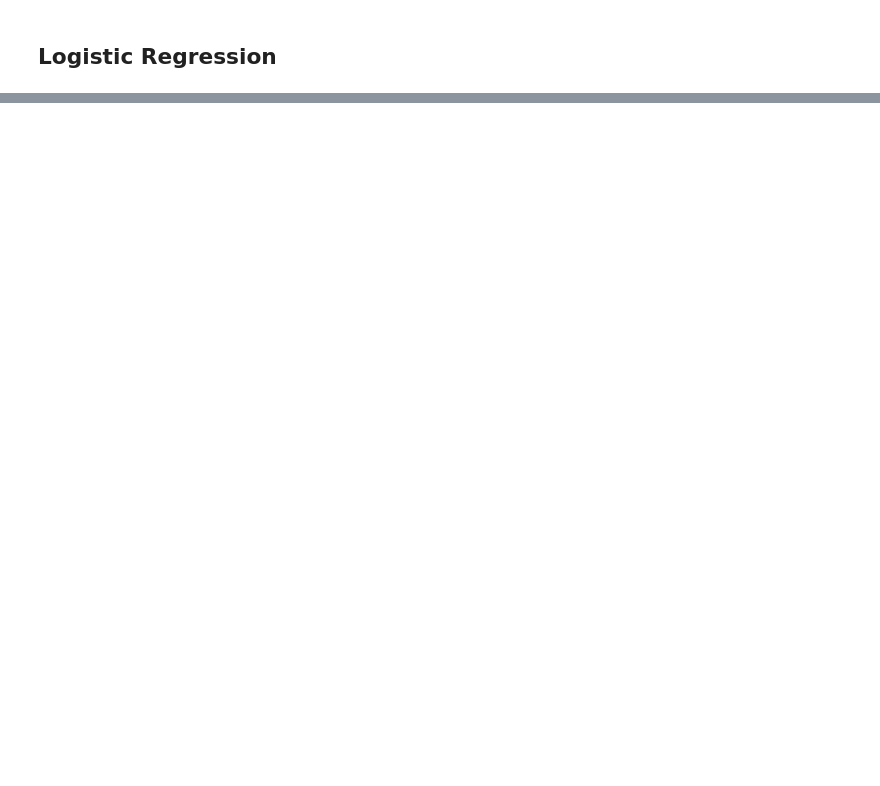
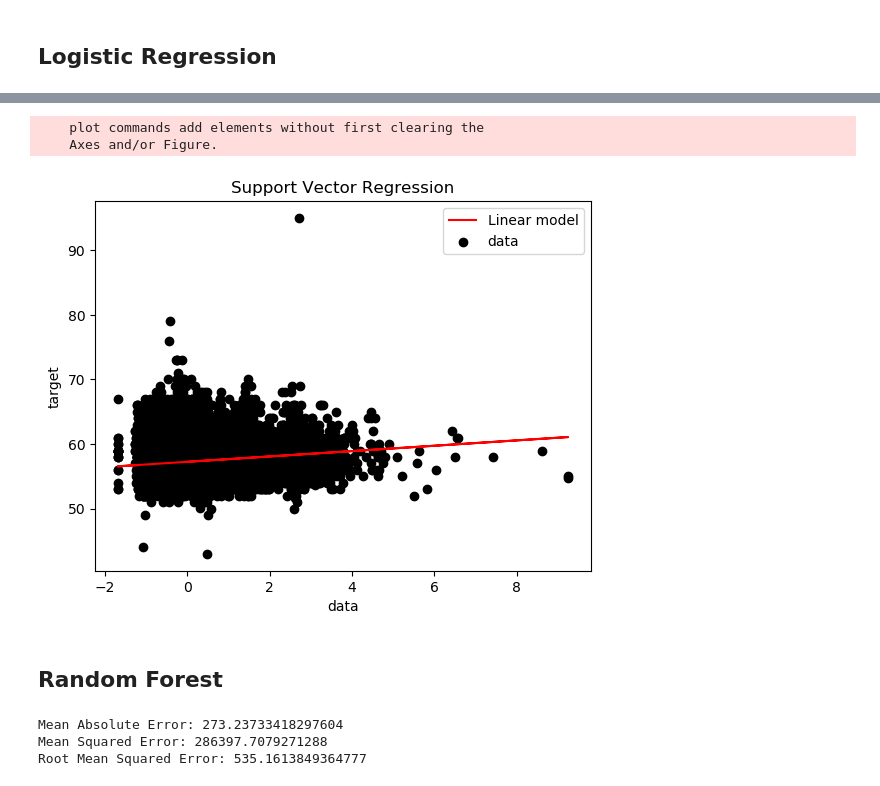
Before and after one commit to JLechuga94/Machine-Learning, a Jupyter notebook: notebook_dm2_diam.ipynb, the cells around one changed output, grey strips where cells are left out. Saved outputs shown, nothing was run; the diff lists cells and outputs as text; code cells hidden in the pictures; blank space fills up the shorter version.

```diff
--- a/notebook_dm2_diam.ipynb
+++ b/notebook_dm2_diam.ipynb
@@ -379,0 +449,32 @@ model.score(X_test, y_test)
+# %%
+#Single variable SVM with variable = VOLUME
+Xvolume= X[:,6].reshape(-1, 1)
+# %%
+#Only using linear kernel to run faster, can uncomment to use polynomial and radial basis function kernel.
+from sklearn.svm import SVR
+
+#svr_rbf = SVR(kernel='rbf', C=1, gamma=0.1)
+svr_lin = SVR(kernel='linear')
+#svr_poly = SVR(kernel='poly', C=1, degree=2)
+#y_rbf = svr_rbf.fit(Xvolume, y).predict(Xvolume)
+y_lin = svr_lin.fit(Xvolume, y).predict(Xvolume)
+#y_poly = svr_poly.fit(Xvolume, y).predict(Xvolume)
+
+# look at the results
+import pylab as pl
+pl.scatter(Xvolume, y, c='k', label='data')
+pl.hold('on')
+#pl.plot(Xvolume, y_rbf, c='g', label='RBF model')
+pl.plot(Xvolume, y_lin, c='r', label='Linear model')
+#pl.plot(Xvolume, y_poly, c='b', label='Polynomial model')
+pl.xlabel('data')
+pl.ylabel('target')
+pl.title('Support Vector Regression')
+pl.legend()
+pl.show()
+# %% [output]
+    plot commands add elements without first clearing the
+    Axes and/or Figure.
+[figure, added]
+# %% [markdown]
+## Random Forest
@@ -379,0 +490,10 @@ model.score(X_test, y_test)
+# %%
+from sklearn import metrics
+
+print('Mean Absolute Error:', metrics.mean_absolute_error(y_test, y_pred))
+print('Mean Squared Error:', metrics.mean_squared_error(y_test, y_pred))
+print('Root Mean Squared Error:', np.sqrt(metrics.mean_squared_error(y_test, y_pred)))
+# %% [output]
+Mean Absolute Error: 273.23733418297604
+Mean Squared Error: 286397.7079271288
+Root Mean Squared Error: 535.1613849364777
```
Also changed, not shown: parts of 16 cells of this notebook.
